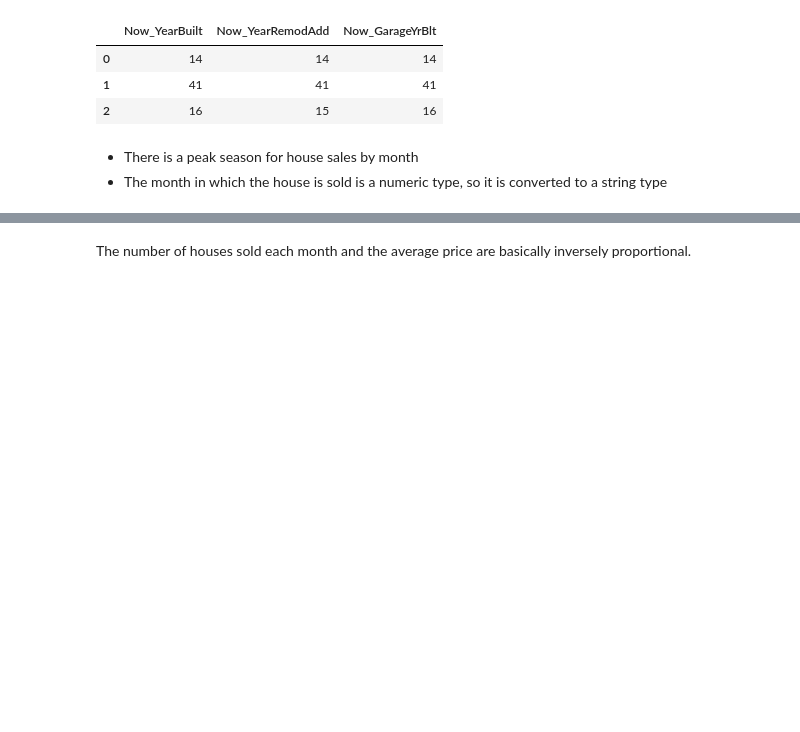
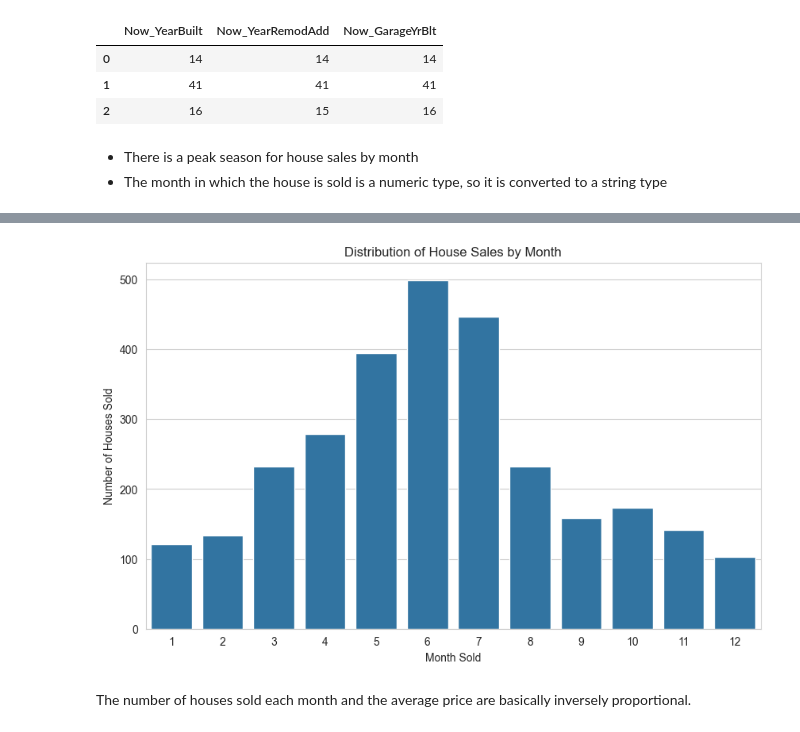
Before and after one commit to compu-flair/Kaggle_Advanced_House_Prices, a Jupyter notebook: data_cleaning_and_feature_engineering.ipynb, the cells around one changed output, grey strips where cells are left out. Drawn from its saved outputs; the diff is of its cells as text; code cells hidden in the pictures; blank space fills up the shorter version.

```diff
--- a/data_cleaning_and_feature_engineering.ipynb
+++ b/data_cleaning_and_feature_engineering.ipynb
@@ -923,3 +924,15 @@ sns.countplot(conbined_data['MoSold'])
+# %%
+import matplotlib.pyplot as plt
+
+# Visualize the distribution of house sales by month using a count plot.
+plt.figure(figsize=(10, 6))
+sns.countplot(data=conbined_data, x='MoSold')
+plt.title('Distribution of House Sales by Month')
+plt.xlabel('Month Sold')
+plt.ylabel('Number of Houses Sold')
+plt.show()
+# %% [output]
+[figure, added]
 # %% [markdown]
 The number of houses sold each month and the average price are basically inversely proportional.
 # %%
```
Also changed, not shown: parts of 40 cells of this notebook, 6 other files.
